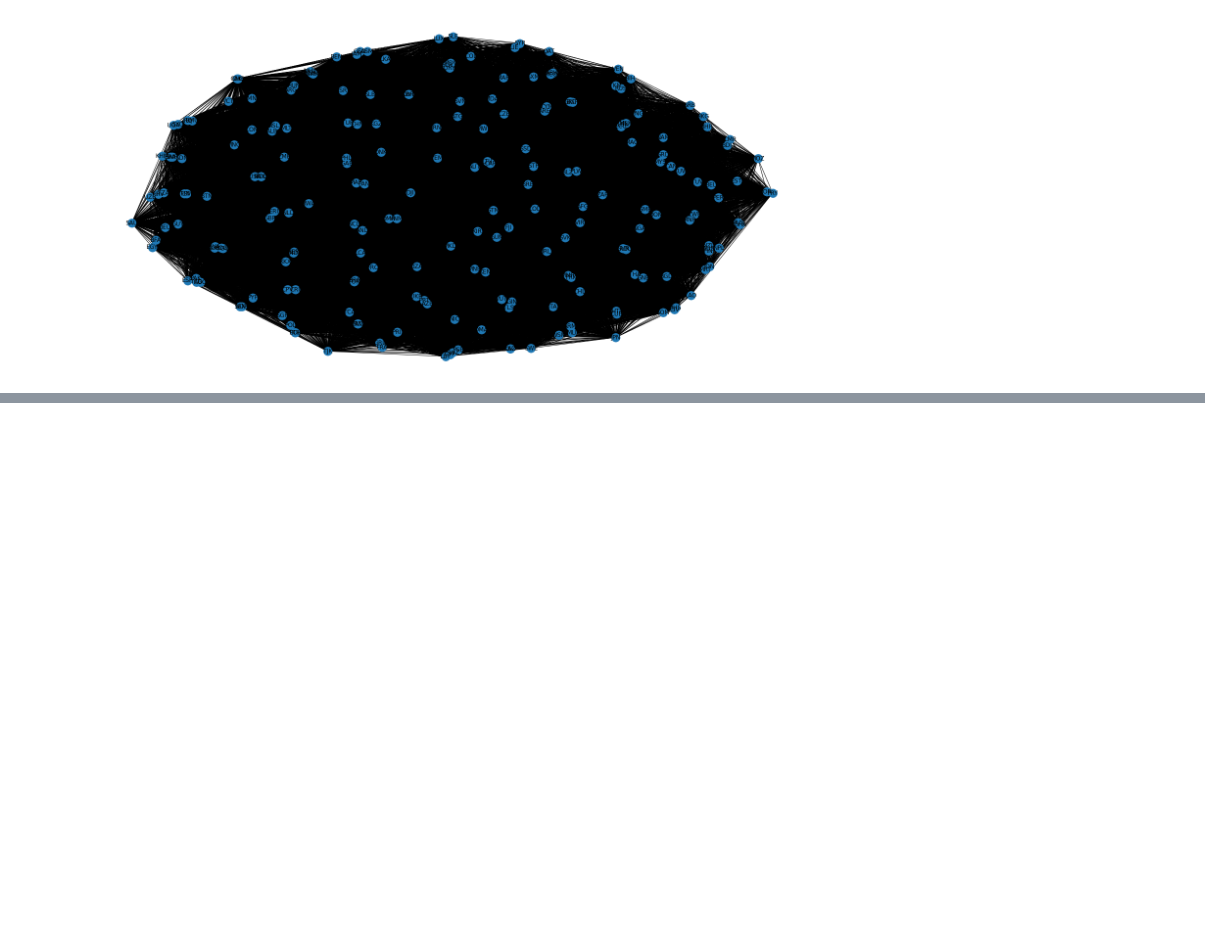
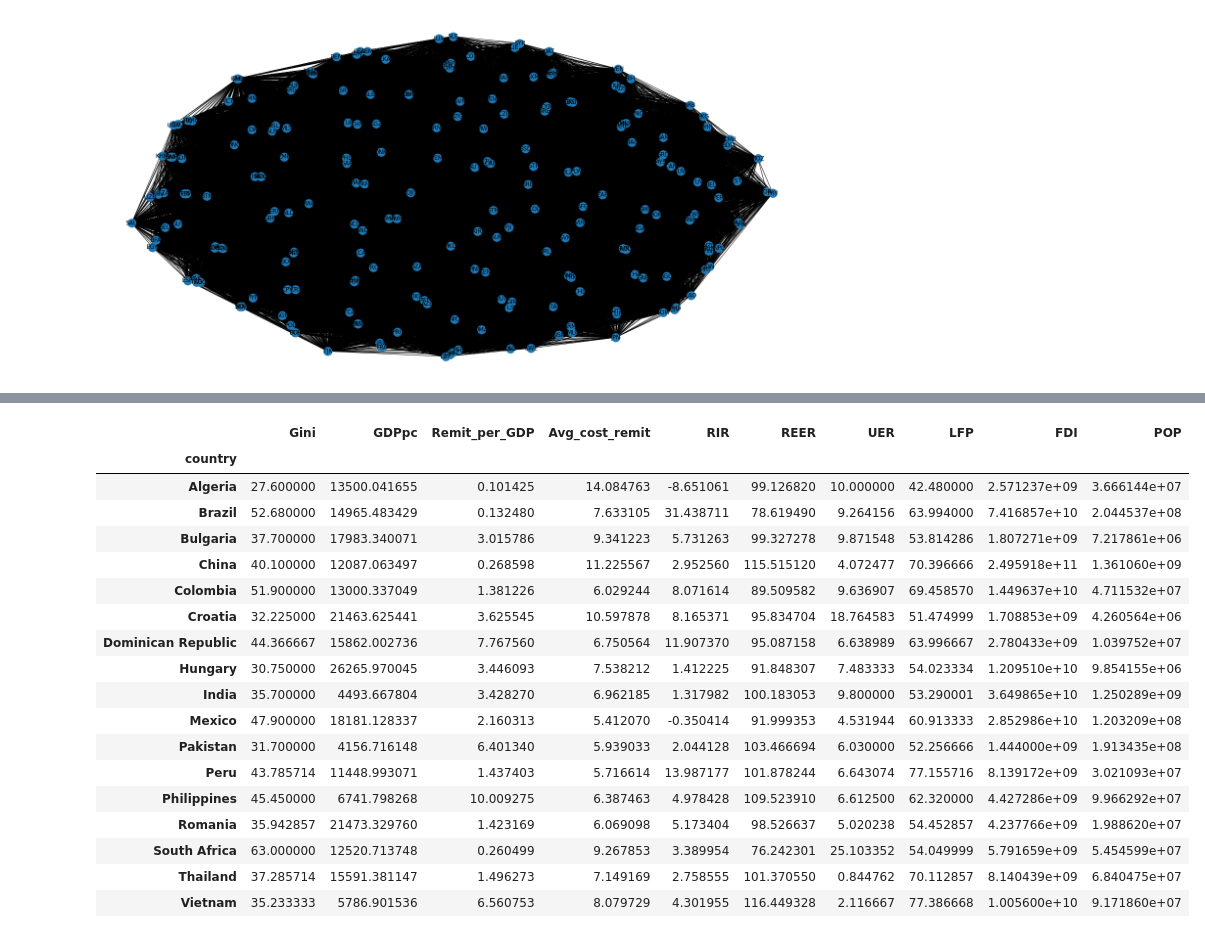
Before and after one commit to Halkenhaeusser/International-Money-and-Finance, a Jupyter notebook: Remittances/remit.ipynb, the cells around one changed output, grey strips where cells are left out. Saved outputs shown, nothing was run; the diff lists cells and outputs as text; code cells hidden in the pictures; blank space fills up the shorter version.

```diff
--- a/Remittances/remit.ipynb
+++ b/Remittances/remit.ipynb
@@ -155,0 +465,22 @@ selected_edges = [(u,v) for u,v,e in g.edges(data=True) if e['Value'] >0]
+# %%
+no_na_country.groupby('country').mean()
+# %% [output]
+|  | Gini | GDPpc | Remit_per_GDP | Avg_cost_remit | RIR | REER | UER | LFP | FDI | POP |
+| country |  |  |  |  |  |  |  |  |  |  |
+| Algeria | 27.600000 | 13500.041655 | 0.101425 | 14.084763 | -8.651061 | 99.126820 | 10.000000 | 42.480000 | 2.571237e+09 | 3.666144e+07 |
+| Brazil | 52.680000 | 14965.483429 | 0.132480 | 7.633105 | 31.438711 | 78.619490 | 9.264156 | 63.994000 | 7.416857e+10 | 2.044537e+08 |
+| Bulgaria | 37.700000 | 17983.340071 | 3.015786 | 9.341223 | 5.731263 | 99.327278 | 9.871548 | 53.814286 | 1.807271e+09 | 7.217861e+06 |
+| China | 40.100000 | 12087.063497 | 0.268598 | 11.225567 | 2.952560 | 115.515120 | 4.072477 | 70.396666 | 2.495918e+11 | 1.361060e+09 |
+| Colombia | 51.900000 | 13000.337049 | 1.381226 | 6.029244 | 8.071614 | 89.509582 | 9.636907 | 69.458570 | 1.449637e+10 | 4.711532e+07 |
+| Croatia | 32.225000 | 21463.625441 | 3.625545 | 10.597878 | 8.165371 | 95.834704 | 18.764583 | 51.474999 | 1.708853e+09 | 4.260564e+06 |
+| Dominican Republic | 44.366667 | 15862.002736 | 7.767560 | 6.750564 | 11.907370 | 95.087158 | 6.638989 | 63.996667 | 2.780433e+09 | 1.039752e+07 |
+| Hungary | 30.750000 | 26265.970045 | 3.446093 | 7.538212 | 1.412225 | 91.848307 | 7.483333 | 54.023334 | 1.209510e+10 | 9.854155e+06 |
+| India | 35.700000 | 4493.667804 | 3.428270 | 6.962185 | 1.317982 | 100.183053 | 9.800000 | 53.290001 | 3.649865e+10 | 1.250289e+09 |
+| Mexico | 47.900000 | 18181.128337 | 2.160313 | 5.412070 | -0.350414 | 91.999353 | 4.531944 | 60.913333 | 2.852986e+10 | 1.203209e+08 |
+| Pakistan | 31.700000 | 4156.716148 | 6.401340 | 5.939033 | 2.044128 | 103.466694 | 6.030000 | 52.256666 | 1.444000e+09 | 1.913435e+08 |
+| Peru | 43.785714 | 11448.993071 | 1.437403 | 5.716614 | 13.987177 | 101.878244 | 6.643074 | 77.155716 | 8.139172e+09 | 3.021093e+07 |
+| Philippines | 45.450000 | 6741.798268 | 10.009275 | 6.387463 | 4.978428 | 109.523910 | 6.612500 | 62.320000 | 4.427286e+09 | 9.966292e+07 |
+| Romania | 35.942857 | 21473.329760 | 1.423169 | 6.069098 | 5.173404 | 98.526637 | 5.020238 | 54.452857 | 4.237766e+09 | 1.988620e+07 |
+| South Africa | 63.000000 | 12520.713748 | 0.260499 | 9.267853 | 3.389954 | 76.242301 | 25.103352 | 54.049999 | 5.791659e+09 | 5.454599e+07 |
+| Thailand | 37.285714 | 15591.381147 | 1.496273 | 7.149169 | 2.758555 | 101.370550 | 0.844762 | 70.112857 | 8.140439e+09 | 6.840475e+07 |
+| Vietnam | 35.233333 | 5786.901536 | 6.560753 | 8.079729 | 4.301955 | 116.449328 | 2.116667 | 77.386668 | 1.005600e+10 | 9.171860e+07 |
```
Also changed, not shown: parts of 41 cells of this notebook, 4 other files.
